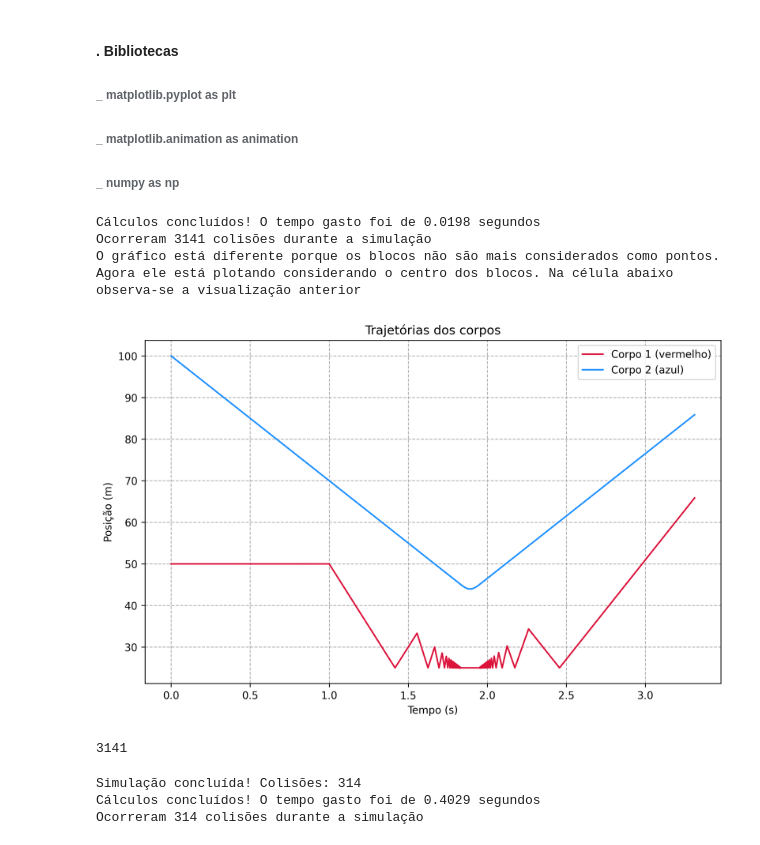
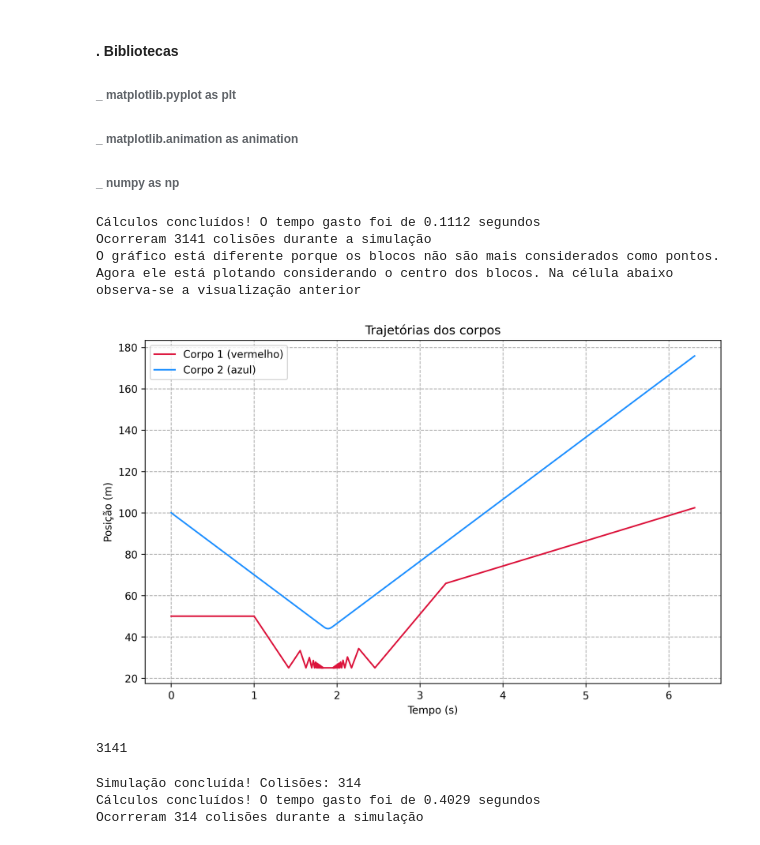
Before and after one commit to AnielNeto/Trabalho_Final_PCD, a Jupyter notebook: Projeto_PCD_Rascunho.ipynb, the cells around one changed output. Drawn from its saved outputs; the diff is of its cells as text; code cells hidden in the pictures.

Commit message:
Expande o tempo de simulação após a última colisão

```diff
--- a/Projeto_PCD_Rascunho.ipynb
+++ b/Projeto_PCD_Rascunho.ipynb
@@ -134,6 +134,16 @@ for _ in t:
     frames.append((x1_simulado, x2_simulado, contador, contador_esquerda, contador_direita))
     # Checa se já ocorreu o número máximo de colisões
     if v1_simulado >= 0 and v2_simulado >= 0 and v2_simulado > v1_simulado:
+        # Adiciona frames extras para facilitar a visualização após o fim das colisões
+        segundos_extras = 3
+        passos_extras = int(segundos_extras * fps)
+
+        for _ in range(passos_extras):
+            x1_simulado = pos(x1_simulado, v1_simulado, passo_de_tempo)
+            x2_simulado = pos(x2_simulado, v2_simulado, passo_de_tempo)
+            x1.append(x1_simulado)
+            x2.append(x2_simulado)
+            frames.append((x1_simulado, x2_simulado, contador, contador_esquerda, contador_direita))
         break
 
 tempo_fim = time.time()
@@ -234,7 +244,7 @@ try:
         pygame.draw.line(tela, BRANCO, (x_parede_s,altura_do_chao), (LARGURA, altura_do_chao), 4)
 
         # Desenhando as partículas de colisão
-        loading = pygame.image.load("Imagens\loading.png")
+        loading = pygame.image.load("loading.png")
         tamanho = (22, 22)
         loading_redimencionado = pygame.transform.scale(loading, tamanho)
 
@@ -249,35 +259,35 @@ try:
             if duracao - tempo_atual_animacao <= 0.75:
                 tamanho = (24, 24)
             elif duracao - tempo_atual_animacao <= 0.50:
                 tamanho = (26, 26)
             elif duracao - tempo_atual_animacao <= 0.25:
                 tamanho = (28, 28)
 
             tela.blit(loading_redimencionado, (xp + LADO1 - tamanho[0]/2, altura_do_chao - LADO1/2 - tamanho[0]/2))
 
         contador_esquerda_anterior = contador_esquerda_atual
         contador_direita_anterior = contador_direita_atual
 
         # Indica na tela o número de colisões
         fonte = pygame.font.SysFont(None, 36)
         texto_contador = fonte.render(f"Número de colisões: {contador_atual}", True, BRANCO)
         tela.blit(texto_contador, (x_parede_s + 30, 15))
 
         # Caso a animação tenha acabado aperece um texto na tela
         if simulador_ativo == False:
             texto = fonte.render("Simulação concluída - Clique no X para fechar", True, BRANCO)
             tela.blit(texto, (LARGURA//2 - 200, 100))
 
         pygame.display.flip()  # Atualiza a tela
         relogio.tick(120)  # Limite de fps da tela
 
 finally:
     pygame.quit()
 # %% [output]
-Cálculos concluídos! O tempo gasto foi de 0.0198 segundos
+Cálculos concluídos! O tempo gasto foi de 0.1112 segundos
 Ocorreram 3141 colisões durante a simulação
 O gráfico está diferente porque os blocos não são mais considerados como pontos. Agora ele está plotando considerando o centro dos blocos. Na célula abaixo observa-se a visualização anterior
-[figure, old version]
+[figure, new version]
 3141
 # %%
 """ Gráfico cosiderando as colisões como pontuais """
```
